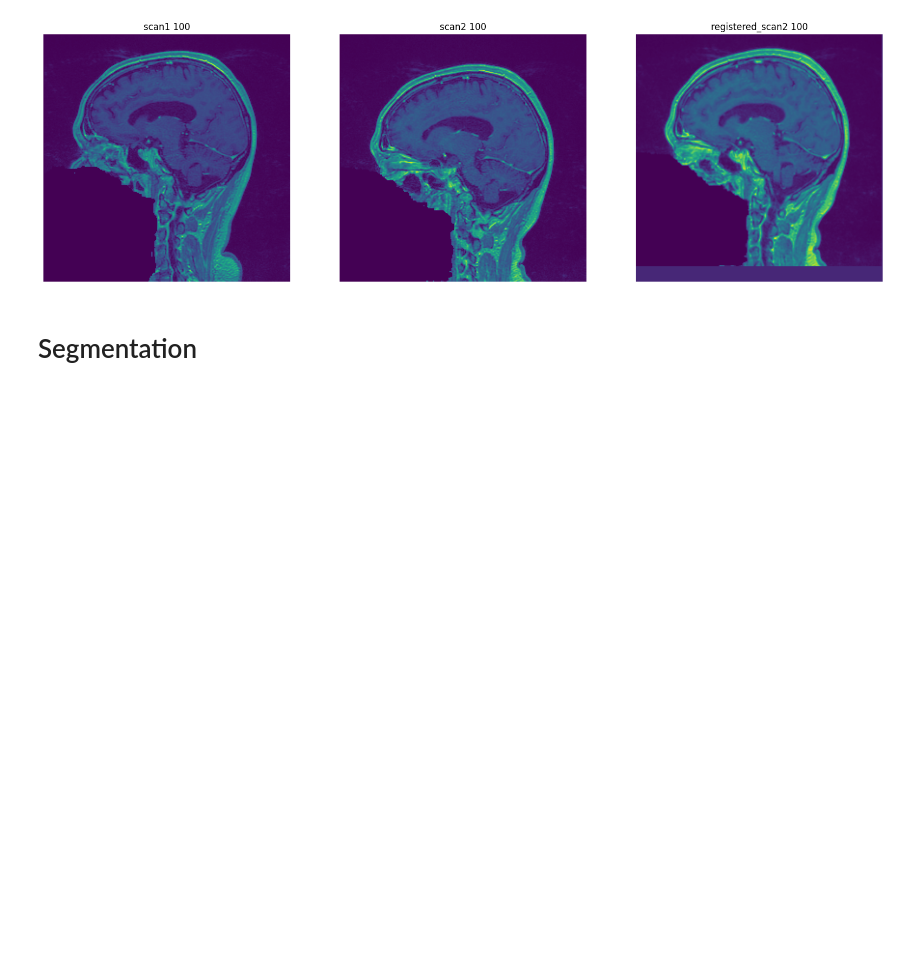
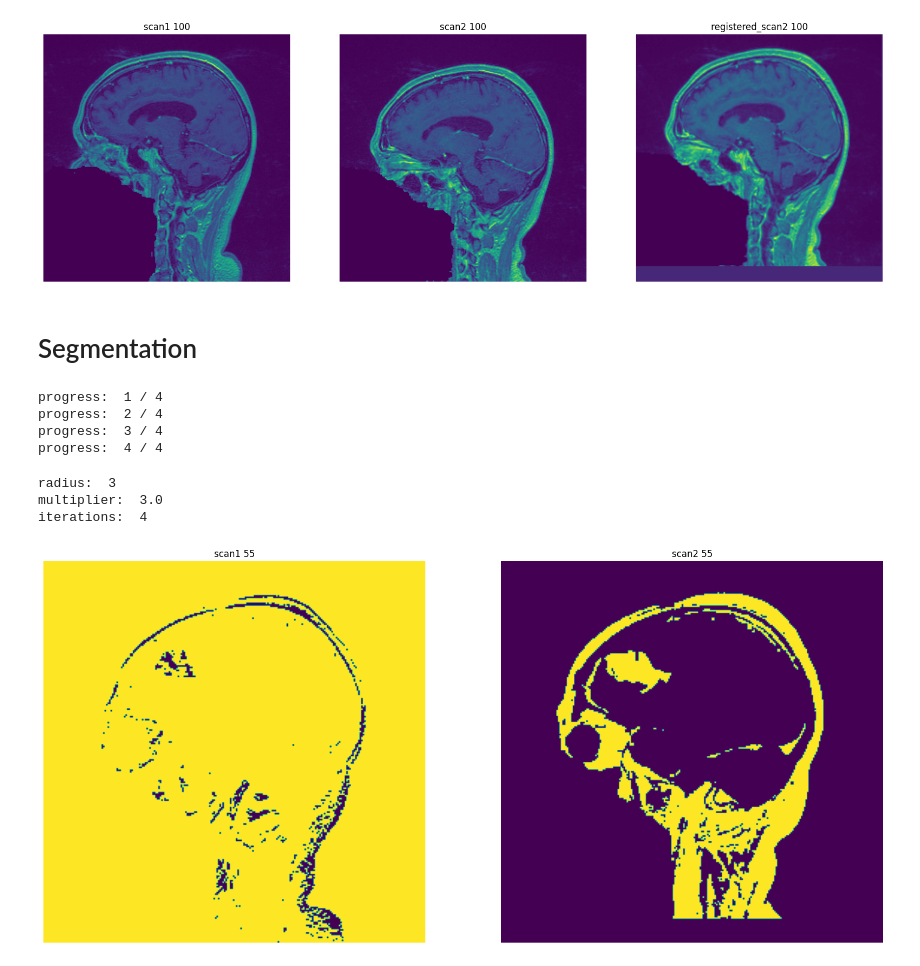
Before and after one commit to vertven/itk-vtk, a Jupyter notebook: project.ipynb, the cells around one changed output. Cells and saved outputs as stored; diff of their text form; code cells hidden in the pictures; blank space fills up the shorter version.

Commit message:
feat: segmentation

```diff
--- a/project.ipynb
+++ b/project.ipynb
@@ -188 +219,52 @@ render([scan1, scan2, registered_scan2],  ["Scan 1", "Scan 2", "image recalée"]
+# %%
+def find_best_parameters(image1, image2, seed, radius_range, multiplier_range, iterations_range):
+
+    best_radius = 0
+    best_multiplier = 0
+    best_iterations = 0
+    best_similarity = float("inf")
+
+    for radius in radius_range:
+        for multiplier in multiplier_range:
+            for iterations in iterations_range:
+                segmented_image1 = segment_tumor(
+                    image1, seed, radius, multiplier, iterations)
+                segmented_image2 = segment_tumor(
+                    image2, seed, radius, multiplier, iterations)
+                similarity = are_similar(
+                    segmented_image1, segmented_image2, 0.01)
+
+                if similarity < best_similarity:
+                    best_similarity = similarity
+                    best_radius = radius
+                    best_multiplier = multiplier
+                    best_iterations = iterations
+
+        print("progress: ", radius, "/", radius_range[-1])
+
+    return best_radius, best_multiplier, best_iterations
+# %%
+seed = [90, 69, 50]
+radius, multiplier, iterations = find_best_parameters(scan1, registered_scan2, seed, range(1, 6),
+                                                      np.arange(0.5, 5.5, 0.5), range(1, 6))
+
+print("radius: ", radius)
+print("multiplier: ", multiplier)
+print("iterations: ", iterations)
+# %% [output]
+progress:  1 / 4
+progress:  2 / 4
+progress:  3 / 4
+progress:  4 / 4
+# %%
+segmented_scan1 = segment_tumor(scan1, seed, radius, multiplier, iterations)
+segmented_scan2 = segment_tumor(
+    registered_scan2, seed, radius, multiplier, iterations)
+
+show_images([segmented_scan1, segmented_scan2], 55, ["scan1", "scan2"])
+# %% [output]
+radius:  3
+multiplier:  3.0
+iterations:  4
+[figure, added]
 # %%
```
Also changed, not shown: parts of 10 cells of this notebook, 1 other file.
